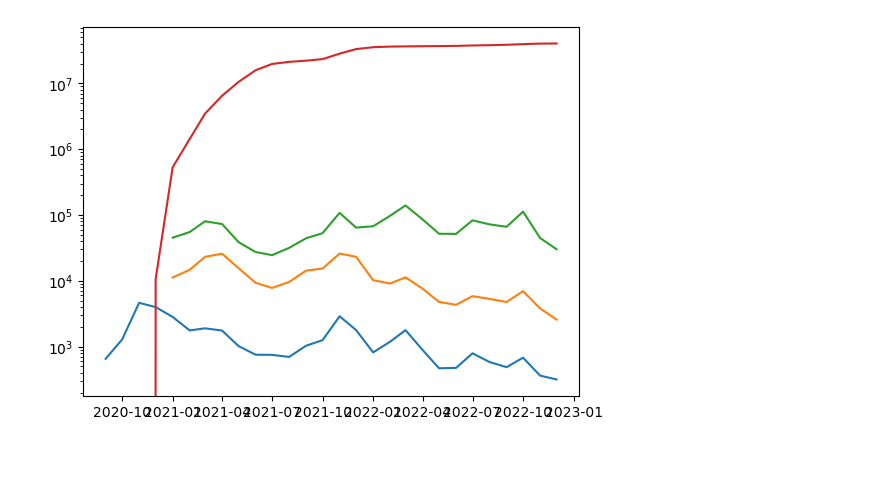
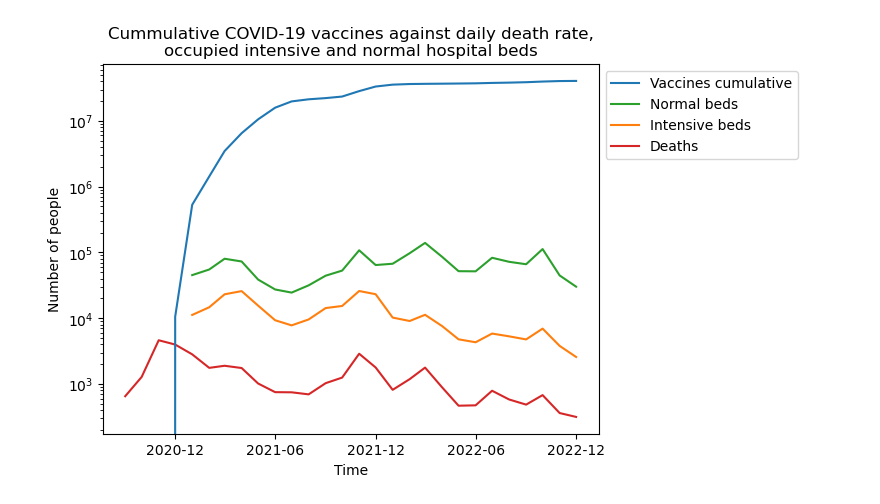
Before and after one commit to borosabel/visual_analytics_2022, a Jupyter notebook: individual work/submission_03_final-Andeol.ipynb, the cells around one changed output. Cells and saved outputs as stored; diff of their text form; code cells hidden in the pictures; blank space fills up the shorter version.

```diff
--- a/individual work/submission_03_final-Andeol.ipynb
+++ b/individual work/submission_03_final-Andeol.ipynb
@@ -139,13 +123,29 @@ month_grouped_nan_short = month_grouped_nan.drop(['2020-1', '2020-2', '2020-3',
 month_grouped_nan_short.index =  pd.to_datetime(month_grouped_nan_short.index, format='%Y-%m')
-# %%
-fig = plt.figure()
-ax_nan = fig.add_subplot(111)
-
-plt.plot(month_grouped_nan_short['Deaths'])
-plt.plot(month_grouped_nan_short['Intensive_beds'][4:])
-plt.plot(month_grouped_nan_short['Normal_beds'][4:])
-plt.plot(month_grouped_nan_short['Vaccines_cumulative'][2:])
-
-ax_nan.set_yscale('log')
-# %% [output]
-[figure, removed]
+# %%
+fig = plt.figure()
+ax_nan = fig.add_subplot(111)
+
+plt.plot(month_grouped_nan_short['Deaths'], label='Deaths', color='#d62728')
+plt.plot(month_grouped_nan_short['Intensive_beds'][4:], label='Intensive beds', color='#ff7f0e')
+plt.plot(month_grouped_nan_short['Normal_beds'][4:], label='Normal beds', color='#2ca02c')
+plt.plot(month_grouped_nan_short['Vaccines_cumulative'][2:], label='Vaccines cumulative', color='#1f77b4')
+
+ax_nan.set_yscale('log')
+
+ax_nan.xaxis.set_major_locator(mdates.MonthLocator(bymonth=(12, 6)))
+ax_nan.xaxis.set_major_formatter(mdates.DateFormatter('%Y-%m'))
+
+plt.ylabel('Number of people')
+plt.xlabel('Time')
+
+legend_handles, legend_labels = plt.gca().get_legend_handles_labels()
+legend_order = [3,2,1,0]
+plt.legend([legend_handles[idx] for idx in legend_order],[legend_labels[idx] for idx in legend_order], bbox_to_anchor=(1,1), loc='upper left')
+
+plt.title(f"Cummulative COVID-19 vaccines against daily death rate,\noccupied intensive and normal hospital beds")
+
+# plt.savefig('plot_final_andeol.png', dpi=1200, format='png', bbox_inches='tight')
+
+plt.show()
+# %% [output]
+[figure, added]
```
Also changed, not shown: parts of 10 cells of this notebook, 3 other files.
